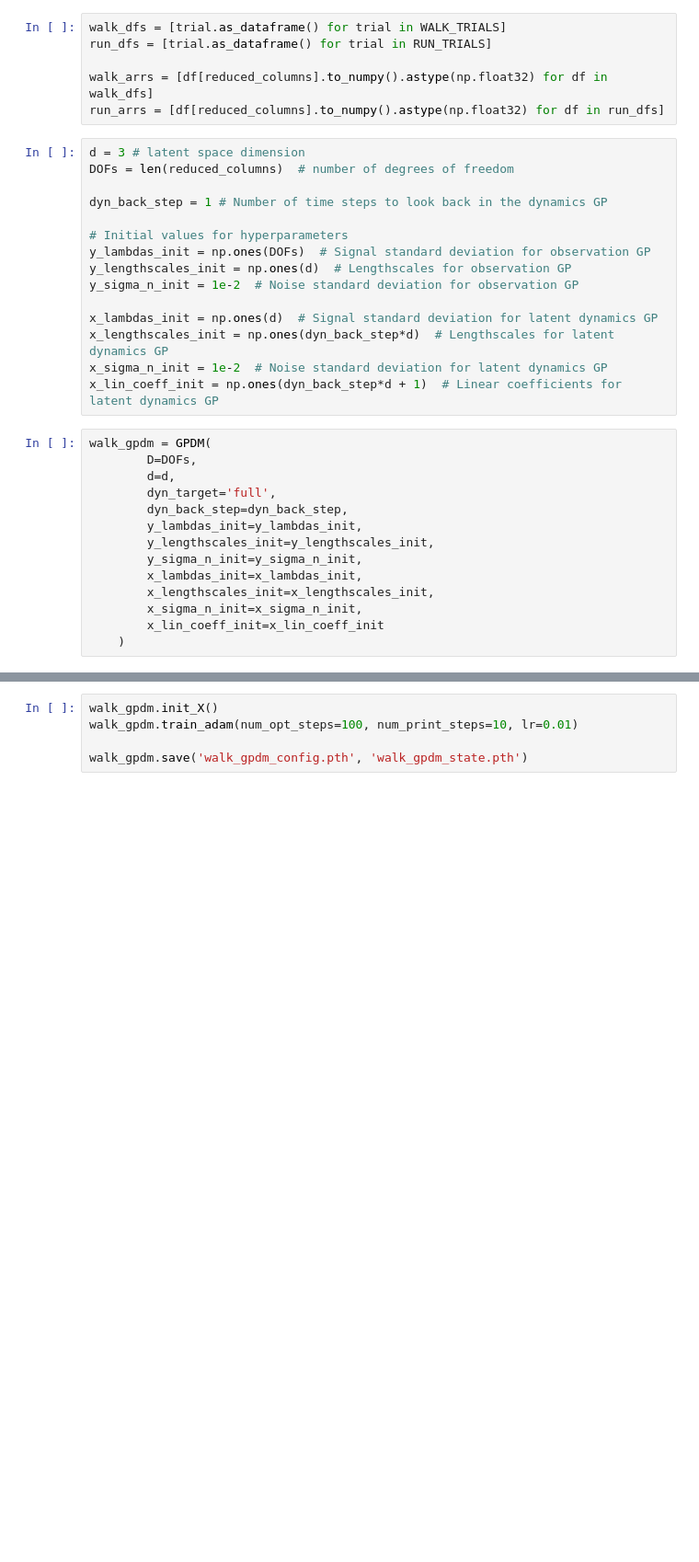
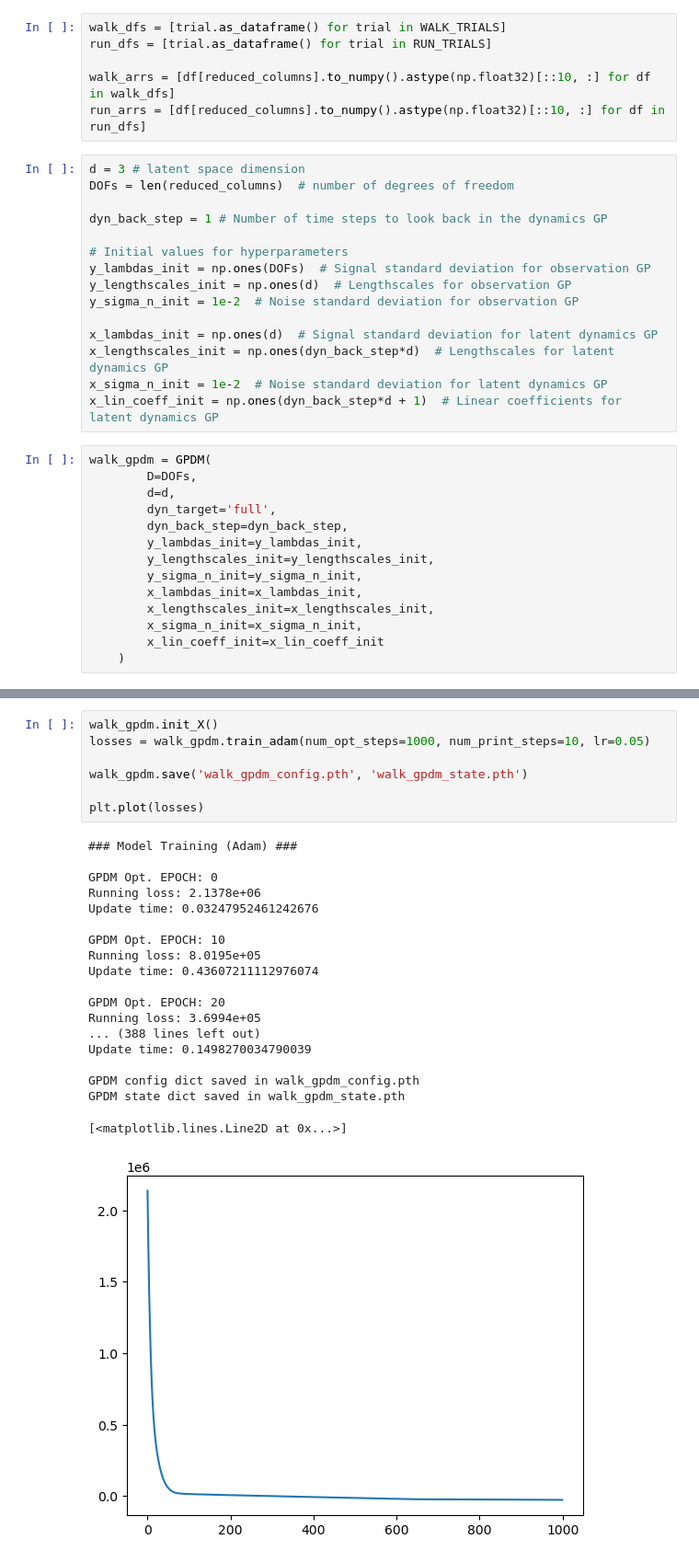
Before and after one commit to Priyanshu4/gpmdm, a Jupyter notebook: train_gpdm.ipynb, the cells around one changed output, grey strips where cells are left out. Shown at 92% size. Cells and saved outputs as stored; diff of their text form; blank space fills up the shorter version.

Commit message:
Training gpdm

```diff
--- a/train_gpdm.ipynb
+++ b/train_gpdm.ipynb
@@ -17,8 +22,8 @@ print(f"Number of DOFs: {DOFs}")
 walk_dfs = [trial.as_dataframe() for trial in WALK_TRIALS]
 run_dfs = [trial.as_dataframe() for trial in RUN_TRIALS]
 
-walk_arrs = [df[reduced_columns].to_numpy().astype(np.float32) for df in walk_dfs]
-run_arrs = [df[reduced_columns].to_numpy().astype(np.float32) for df in run_dfs]
+walk_arrs = [df[reduced_columns].to_numpy().astype(np.float32)[::10, :] for df in walk_dfs]
+run_arrs = [df[reduced_columns].to_numpy().astype(np.float32)[::10, :] for df in run_dfs]
 # %%
 d = 3 # latent space dimension
 DOFs = len(reduced_columns)  # number of degrees of freedom
@@ -60,8 +67,30 @@ print('Num. of sequences = '+str(walk_gpdm.num_sequences)+' [Data points = '+str
 # %%
 walk_gpdm.init_X()
-walk_gpdm.train_adam(num_opt_steps=100, num_print_steps=10, lr=0.01)
+losses = walk_gpdm.train_adam(num_opt_steps=1000, num_print_steps=10, lr=0.05)
 
 walk_gpdm.save('walk_gpdm_config.pth', 'walk_gpdm_state.pth')
+
+plt.plot(losses)
+# %% [output]
+### Model Training (Adam) ###
+
+GPDM Opt. EPOCH: 0
+Running loss: 2.1378e+06
+Update time: 0.03247952461242676
+
+GPDM Opt. EPOCH: 10
+Running loss: 8.0195e+05
+Update time: 0.43607211112976074
+
+GPDM Opt. EPOCH: 20
+Running loss: 3.6994e+05
+... (388 lines left out)
+Update time: 0.1498270034790039
+
+GPDM config dict saved in walk_gpdm_config.pth
+GPDM state dict saved in walk_gpdm_state.pth
+[<matplotlib.lines.Line2D at 0x...>]
+[figure, added]
 # %%
 # Plot the latent space
 fig = plt.figure(figsize=(10, 6))
```
Also changed, not shown: parts of 4 cells of this notebook.
